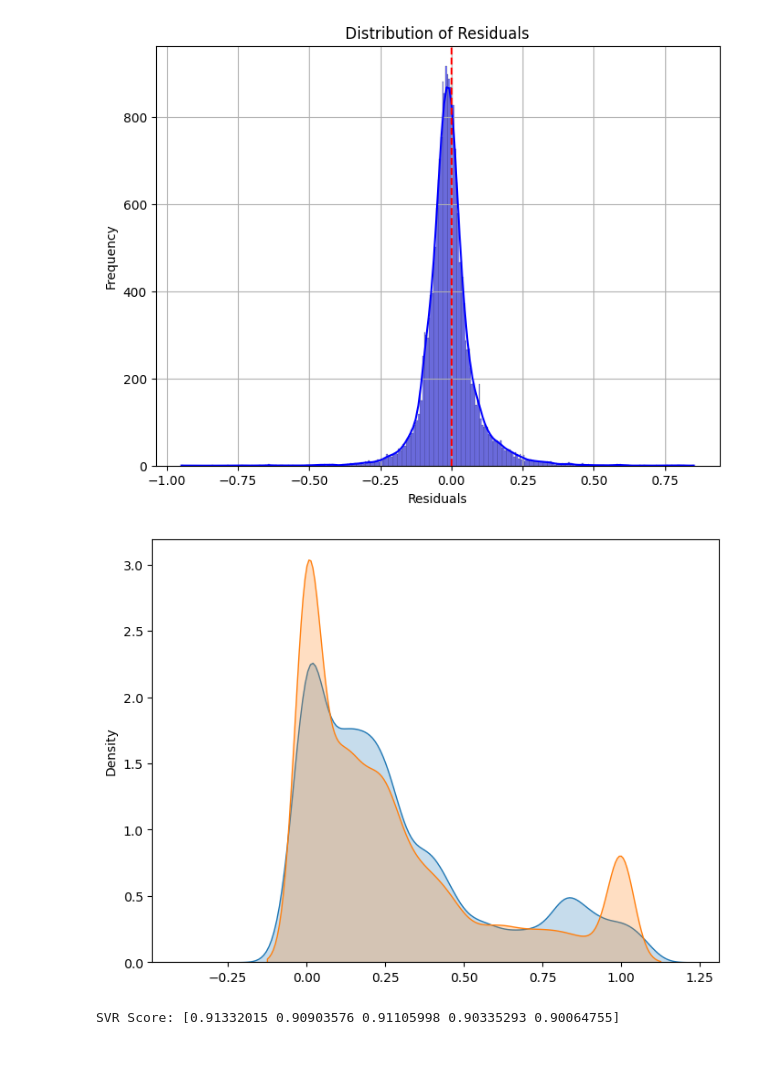
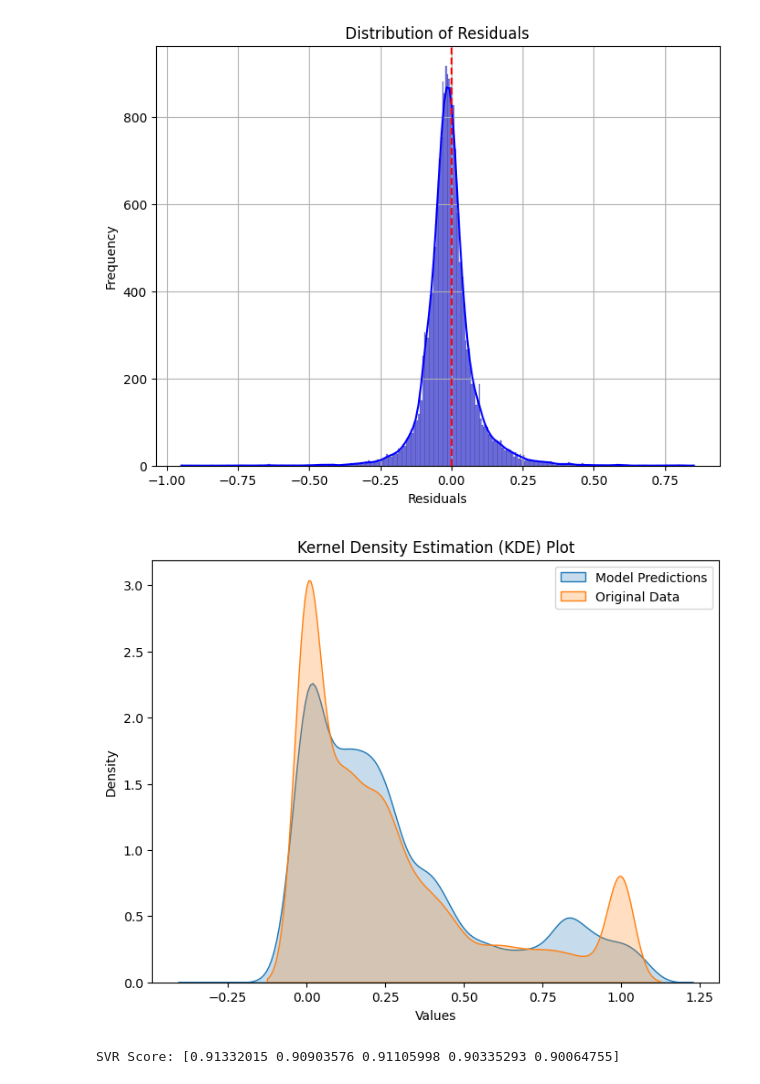
Before and after one commit to khaaaleed-5/Advanced-ML, a Jupyter notebook: SVM/SVM.ipynb, the cells around one changed output. Cells and saved outputs as stored; diff of their text form; code cells hidden in the pictures; blank space fills up the shorter version.

```diff
--- a/SVM/SVM.ipynb
+++ b/SVM/SVM.ipynb
@@ -343,10 +343,14 @@ plt.show()
 # %%
 plt.figure(figsize=(8, 6))
 sns.kdeplot(x=y_pred, label='Model Predictions', fill=True)
 sns.kdeplot(x=y_true, label='Original Data', fill=True)
+plt.xlabel('Values')
+plt.ylabel('Density')
+plt.title('Kernel Density Estimation (KDE) Plot')
+plt.legend()
 plt.show()
 # %% [output]
-[figure, old version]
+[figure, new version]
 # %%
 from sklearn.model_selection import cross_val_score
 
```
